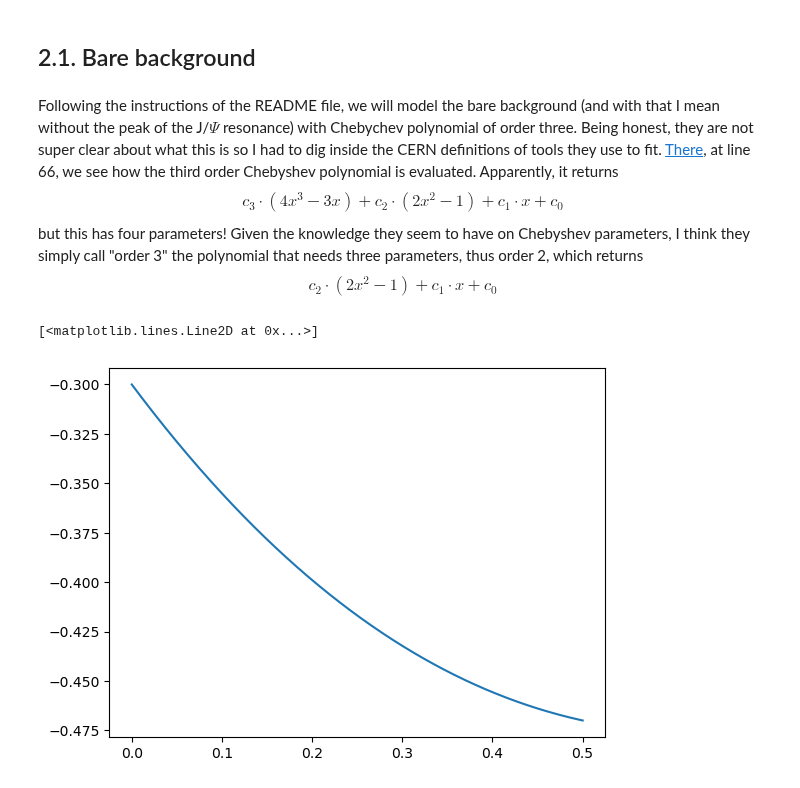
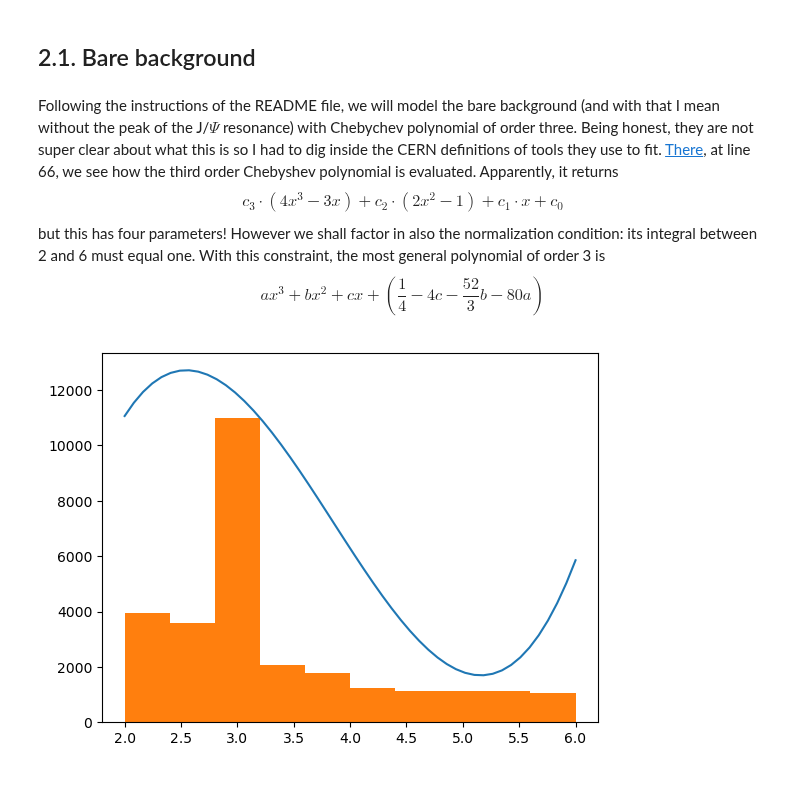
Before and after one commit to Matteo-Bellino/SMATEP_Project, a Jupyter notebook: Psi2S_RadanoBellino.ipynb, the cells around one changed output. Drawn from its saved outputs; the diff is of its cells as text; code cells hidden in the pictures.

```diff
--- a/Psi2S_RadanoBellino.ipynb
+++ b/Psi2S_RadanoBellino.ipynb
@@ -60,20 +64,21 @@ Apparently, it returns
 \begin{equation}
     c_3 \cdot (4x^3-3x) + c_2\cdot(2x^2 - 1) + c_1\cdot x + c_0
 \end{equation}
-but this has four parameters! Given the knowledge they seem to have on Chebyshev parameters, I think they simply call "order 3" the polynomial that needs three parameters, thus order 2, which returns
+but this has four parameters! However we shall factor in also the normalization condition: its integral between 2 and 6 must equal one. With this constraint, the most general polynomial of order 3 is
 \begin{equation}
-    c_2\cdot(2x^2 - 1) + c_1\cdot x + c_0
+    ax^3+bx^2+cx+\left(\frac{1}{4}-4c-\frac{52}{3}b-80a\right)
 \end{equation}
 # %%
 def cheb3(x, params):
     a1, a2, a3 = params
     return a3*(4*x**3-3*x) + a2*(2*x**2-1) + a1*x
 # %%
-xs = np.linspace(0,0.5,1000)
-params = [-0.7, 0.3, -0.03]
-ys = cheb3(xs, params)
+def poly3(x, params):
+    '''A generic polynomial of order 3 normalized between 2 and 6.
 
-plt.plot(xs,ys)
+    It needs three parameters, (a,b,c), the coefficients of the polynomial
+                ax^3+bx^2+cx+fixed_by_normalization
+    where the term of order 0 is fixed by the normalization condition.'''
+    a,b,c = params
+    value = a*x**3 + b*x**2 + c*x + (1/4-4*c-52*b/3-80*a)
+    return value
-# %% [output]
-[<matplotlib.lines.Line2D at 0x...>]
-[figure, removed]
@@ -79,0 +106,45 @@ plt.plot(xs,ys)
+# %%
+@dataclass
+class get_bNLL(): # Function to evaluate the binned Negative Log Likelihood
+    data:       np.array
+    bin_number: int
+    model:      callable # Not the model but a function that evaluates its integral inside each bin. It
+                         # the model parameters and the edges of the bin (n+1 edges for n bins)
+
+    def __post_init__(self):
+        self.binned_data, self.bin_edges = np.histogram(self.data, bins=self.bin_number, density=False)
+
+    def __call__(self, params):
+        '''Evaluates the binned Negative Log Likelihood
+
+        This function only requires the parameters of the model being used
+        It is the callable function of the class get_bNLL which already has the binned data, the bin edges
+        and the model we are comparing the data to.
+        We assume that the number of points inside each bin follows a Poisson distribution: the parameter
+        lambda (the expectation value of events inside each bin) is the model's integral over the same bin.'''
+
+        N_model = len(self.data) # THIS IS JUST FOR TESTING <---------------------------------------------------------------------------
+        binned_model = get_binned_model(self.model, params, self.bin_edges) * N_model
+
+        x = np.linspace(2,6, 10000) # To ensure we don't consider models with negative values <-----------------------------------------
+        if any(self.model(x,params)<0):
+            bNLL = sys.float_info.max # This is the highest possible float supported by the computer
+        else:
+            bNLL = sum( binned_model - self.binned_data*np.log(binned_model) )
+
+        return bNLL
+# %%
+bNLL_HS_poly3 = get_bNLL(data=data_HS,
+                         bin_number=10,
+                         model=poly3)
+initial_params = [0,0,0]
+optimization_results = minimize(bNLL_HS_poly3, initial_params)
+
+optimized_params = optimization_results.x
+x = np.linspace(2,6)
+y = poly3(x, optimized_params) * len(data_HS)
+plt.plot(x,y)
+plt.hist(data_HS, bins=10)
+plt.show()
+# %% [output]
+[figure, added]
```
Also changed, not shown: parts of 2 cells of this notebook.
